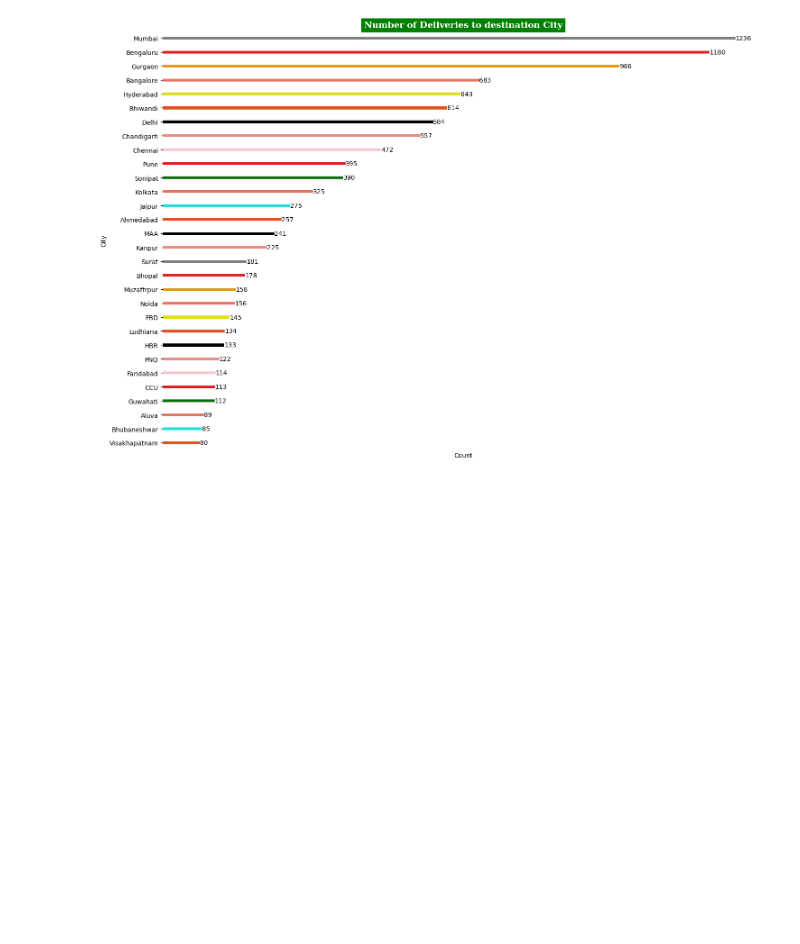
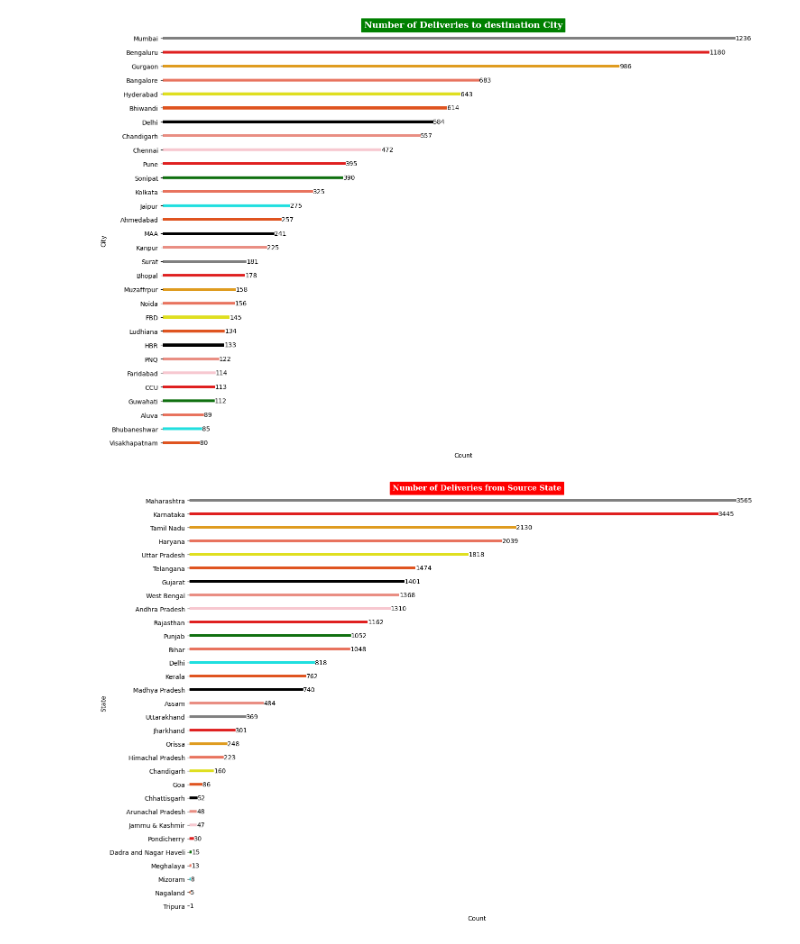
Before and after one commit to AKrishnaK05/Practice-Python, a Jupyter notebook: Graph - 1.ipynb, the cells around one changed output. Cells and saved outputs as stored; diff of their text form; code cells hidden in the pictures; blank space fills up the shorter version.

```diff
--- a/Graph - 1.ipynb
+++ b/Graph - 1.ipynb
@@ -195,3 +195,18 @@ sns.despine(bottom=True,left=True)
 plt.show()
 # %% [output]
 [figure]
+# %%
+state_counts = de['source_state'].value_counts().to_frame().reset_index()
+state_counts.columns = ['State', 'Count']
+plt.figure(figsize=(15,10))
+a = sns.barplot(y='State', x='Count', data=state_counts,palette=cp,width=0.2)
+a.bar_label(a.containers[0], label_type='edge')
+plt.xticks([])
+plt.ylabel('State')
+plt.xlabel('Count')
+plt.title('Number of Deliveries from Source State',fontsize=12,fontfamily='serif',fontweight='bold',backgroundcolor='r',color='w')
+plt.tight_layout()
+sns.despine(bottom=True,left=True)
+plt.show()
+# %% [output]
+[figure, added]
```
